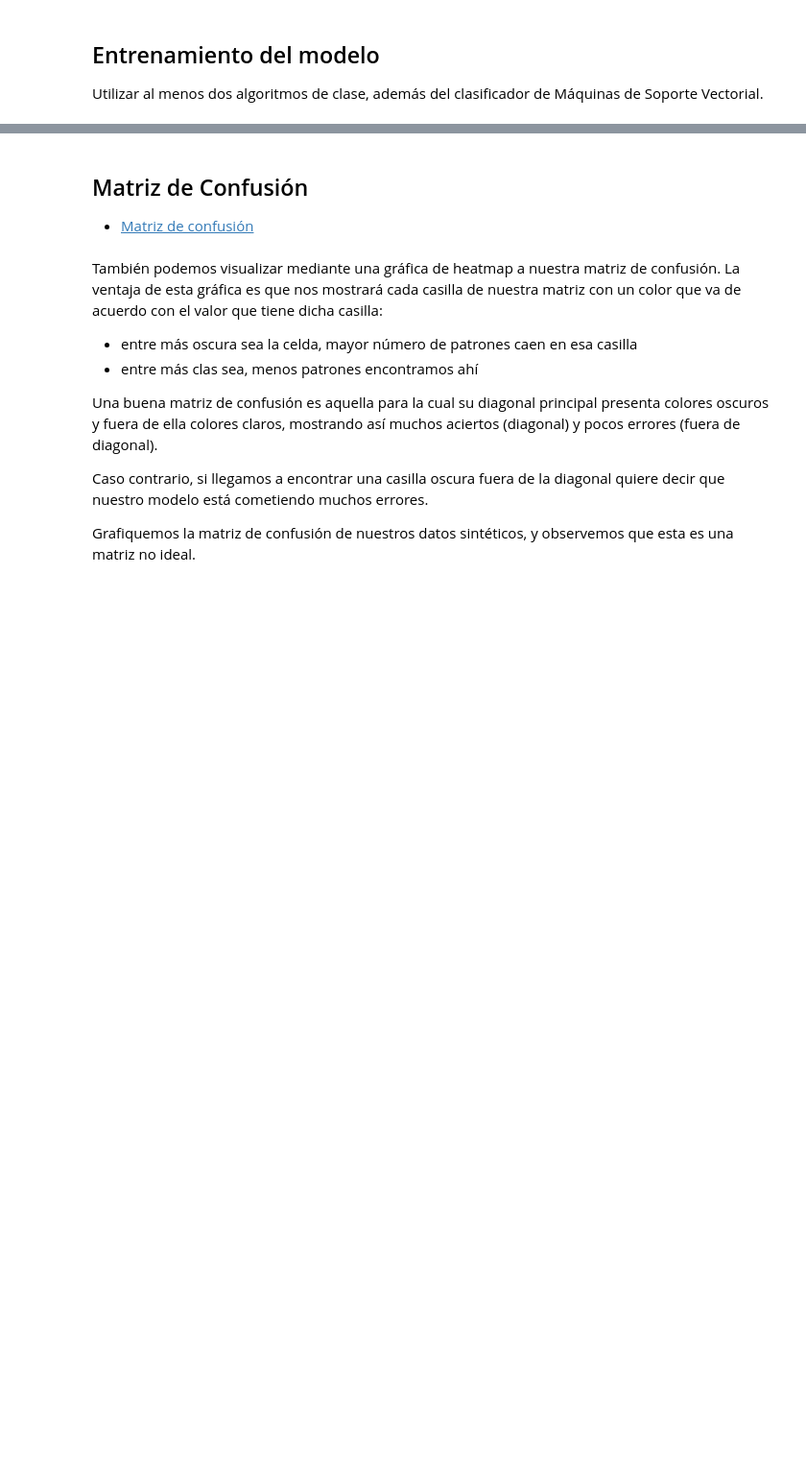
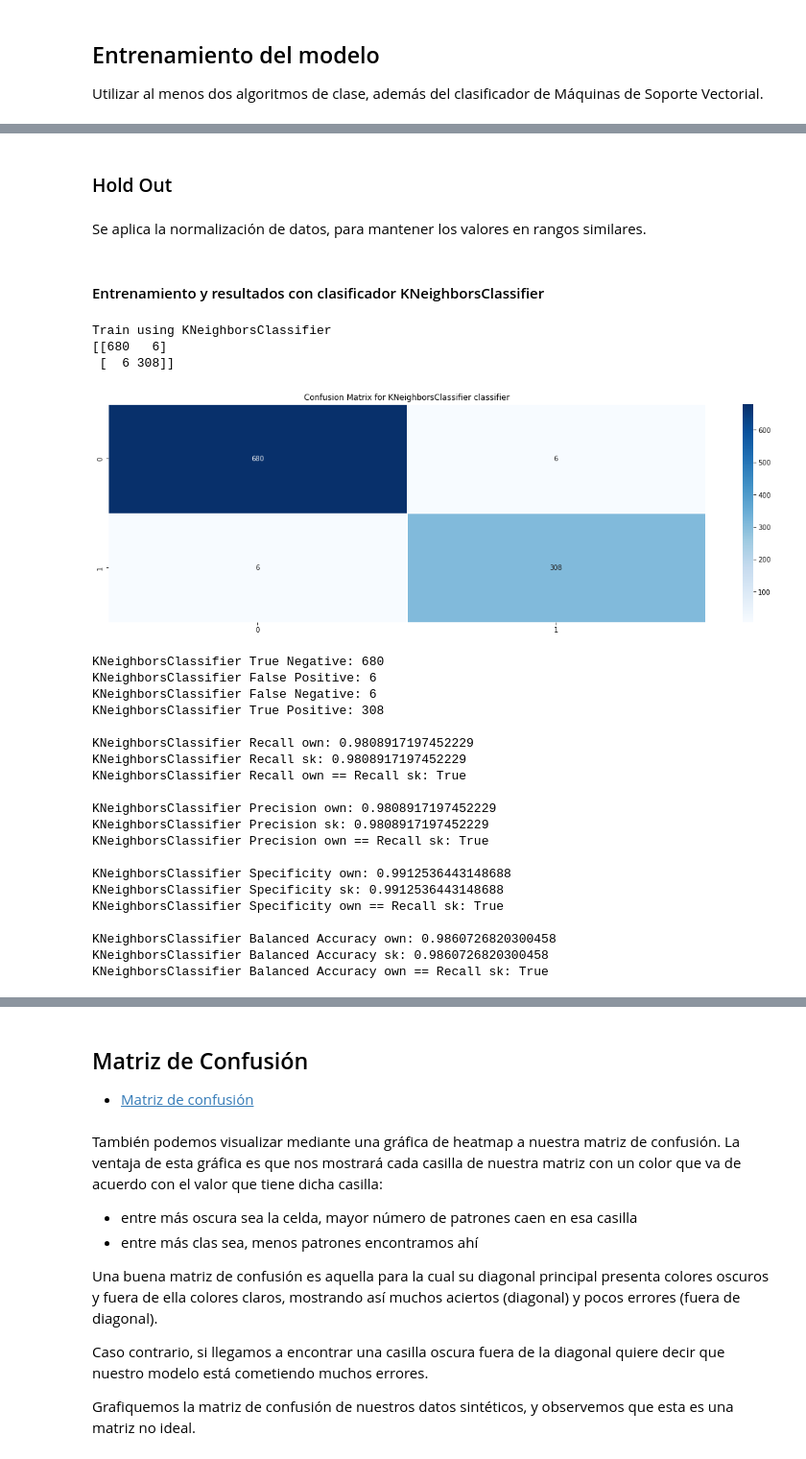
Before and after one commit to Monolite/ml-course, a Jupyter notebook: lesson-3/ml_clasificacion_proyecto.ipynb, the cells around one changed output, grey strips where cells are left out. Shown at 96% size. Cells and saved outputs as stored; diff of their text form; code cells hidden in the pictures; blank space fills up the shorter version.

Commit message:
feat: Training & Results functions implemented

```diff
--- a/lesson-3/ml_clasificacion_proyecto.ipynb
+++ b/lesson-3/ml_clasificacion_proyecto.ipynb
@@ -236,0 +309,55 @@ crearemos un vector de *predicciones* de manera aleatoria.
+# %% [markdown]
+### Hold Out
+# %%
+from sklearn.model_selection import train_test_split
+from sklearn.preprocessing import StandardScaler, MinMaxScaler
+
+X = ds_df.drop(columns=['DEATH_EVENT']).to_numpy()
+y = ds_df['DEATH_EVENT'].to_numpy()
+
+ho_X_train, ho_X_test, ho_y_train, ho_y_test = train_test_split(X, y, test_size=0.2, random_state=SEED, stratify=y)
+# %% [markdown]
+Se aplica la normalización de datos, para mantener los valores en rangos similares.
+# %%
+from sklearn.preprocessing import StandardScaler
+
+ho_X_train_std, ho_X_test_std = scale(StandardScaler(),
+                                      ho_X_train,
+                                      ho_X_test)
+# %% [markdown]
+#### Entrenamiento y resultados con clasificador KNeighborsClassifier
+# %%
+from sklearn.neighbors import KNeighborsClassifier
+
+n_neighbors = 3
+
+knn = KNeighborsClassifier(n_neighbors=n_neighbors)
+
+knn_ho_y_pred_std = train(knn, 'KNeighborsClassifier', ho_X_train_std, ho_X_test_std, ho_y_train)
+
+get_conf_matrix_report('KNeighborsClassifier', ho_y_test, knn_ho_y_pred_std)
+# %% [output]
+Train using KNeighborsClassifier
+[[680   6]
+ [  6 308]]
+[figure, added]
+KNeighborsClassifier True Negative: 680
+KNeighborsClassifier False Positive: 6
+KNeighborsClassifier False Negative: 6
+KNeighborsClassifier True Positive: 308
+
+KNeighborsClassifier Recall own: 0.9808917197452229
+KNeighborsClassifier Recall sk: 0.9808917197452229
+KNeighborsClassifier Recall own == Recall sk: True
+
+KNeighborsClassifier Precision own: 0.9808917197452229
+KNeighborsClassifier Precision sk: 0.9808917197452229
+KNeighborsClassifier Precision own == Recall sk: True
+
+KNeighborsClassifier Specificity own: 0.9912536443148688
+KNeighborsClassifier Specificity sk: 0.9912536443148688
+KNeighborsClassifier Specificity own == Recall sk: True
+
+KNeighborsClassifier Balanced Accuracy own: 0.9860726820300458
+KNeighborsClassifier Balanced Accuracy sk: 0.9860726820300458
+KNeighborsClassifier Balanced Accuracy own == Recall sk: True
```
Also changed, not shown: parts of 11 cells of this notebook.
